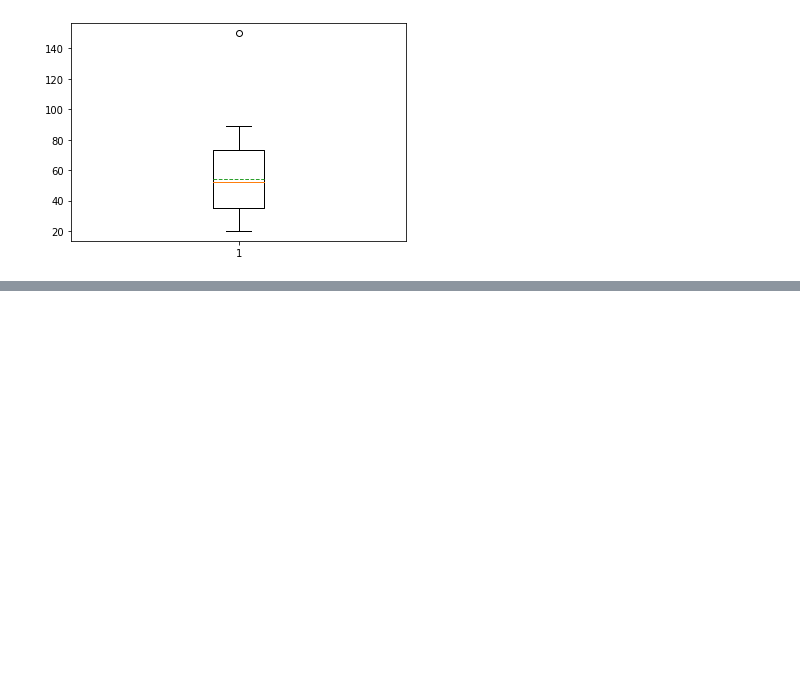
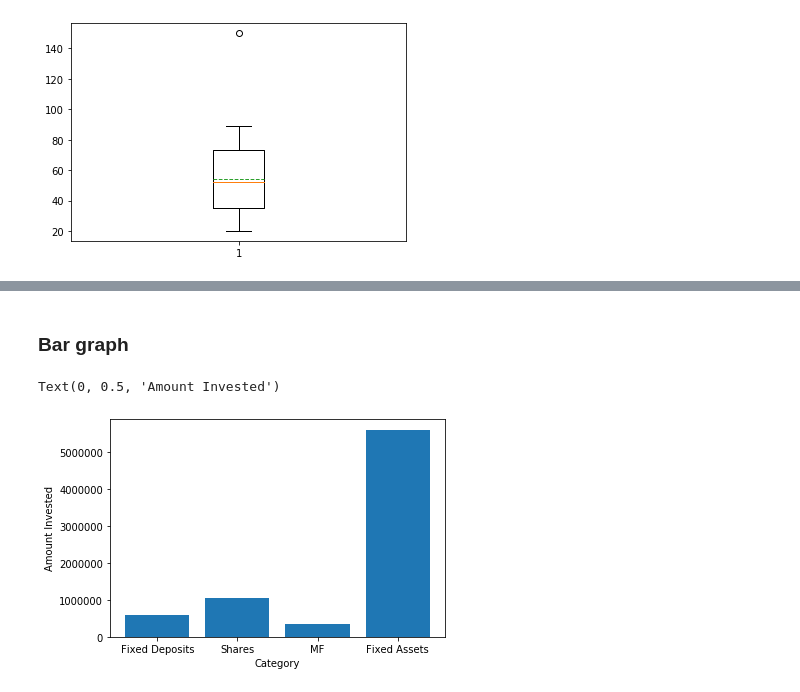
Before and after one commit to srikanthpragada/DS_11_NOV_2019, a Jupyter notebook: stats.ipynb, the cells around one changed output, grey strips where cells are left out. Cells and saved outputs as stored; diff of their text form; code cells hidden in the pictures; blank space fills up the shorter version.

```diff
--- a/stats.ipynb
+++ b/stats.ipynb
@@ -110,0 +155,11 @@ plt.boxplot(ages, showmeans=True, meanline=True)
+# %% [markdown]
+### Bar graph
+# %%
+cats = ['Fixed Deposits', 'Shares', 'MF', 'Fixed Assets']
+values = [600000,1050000,350000,5600000]
+plt.bar(cats, values)
+plt.xlabel("Category")
+plt.ylabel("Amount Invested")
+# %% [output]
+Text(0, 0.5, 'Amount Invested')
+[figure, added]
```
Also changed, not shown: parts of 10 cells of this notebook.
